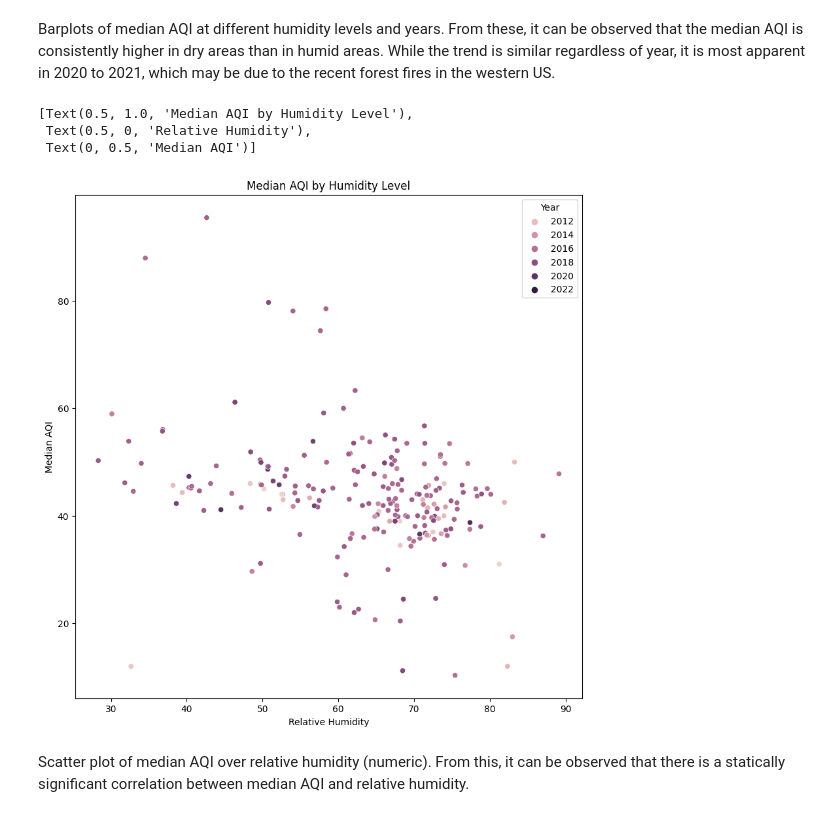
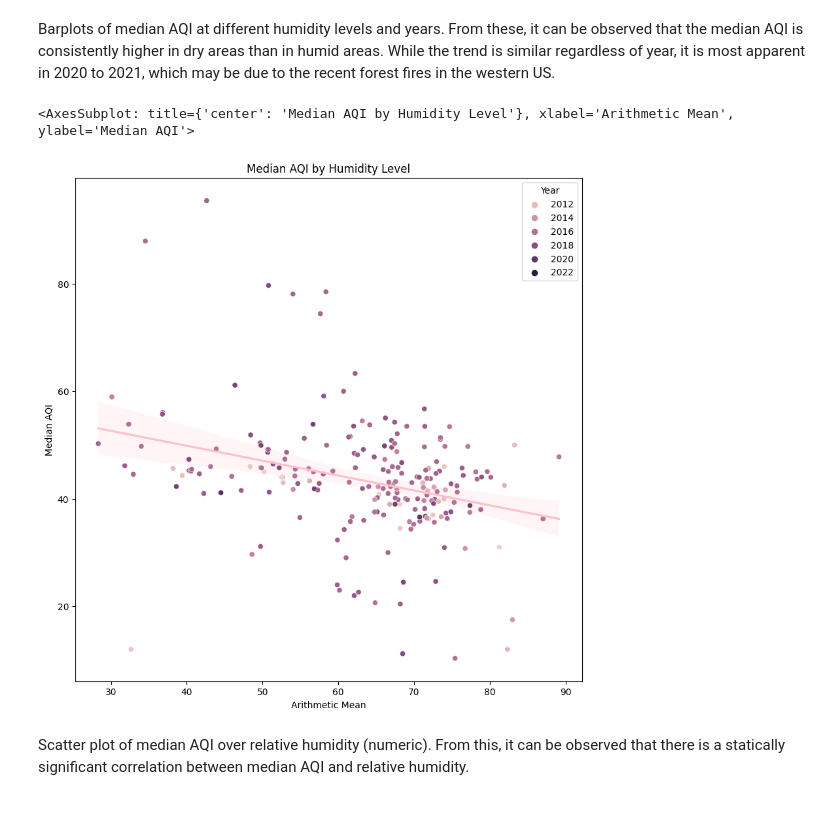
Before and after one commit to ubco-W2022T2-data301/project-group-group04, a Jupyter notebook: analysis/analysis2.ipynb, the cells around one changed output. Cells and saved outputs as stored; diff of their text form; code cells hidden in the pictures.

Commit message:
Modified analysis to match the new data

```diff
--- a/analysis/analysis2.ipynb
+++ b/analysis/analysis2.ipynb
@@ -121,13 +121,12 @@ Barplots of median AQI at different humidity levels and years. From these, it ca
 # %%
 df=pf.processing()
 df = df.loc[df["Parameter Name"] == "Relative Humidity ", ["Median AQI", "Arithmetic Mean","CBSA Name", "Year"]].groupby(["CBSA Name"])[["Median AQI", "Arithmetic Mean","Year"]].mean().reset_index()
 fig, ax = plt.subplots(figsize=(10, 10))
 sns.scatterplot(data=df, x="Arithmetic Mean", y="Median AQI", ax = ax, hue= "Year").set(title="Median AQI by Humidity Level", xlabel="Relative Humidity", ylabel="Median AQI",)
+sns.regplot(data=df, x="Arithmetic Mean", y="Median AQI", ax = ax, scatter=False, color="pink")
 # %% [output]
-[Text(0.5, 1.0, 'Median AQI by Humidity Level'),
- Text(0.5, 0, 'Relative Humidity'),
- Text(0, 0.5, 'Median AQI')]
+<AxesSubplot: title={'center': 'Median AQI by Humidity Level'}, xlabel='Arithmetic Mean', ylabel='Median AQI'>
-[figure, old version]
+[figure, new version]
 # %% [markdown]
 Scatter plot of median AQI over relative humidity (numeric). From this, it can be observed that there is a statically significant correlation between median AQI and relative humidity.
 # %%
```
Also changed, not shown: parts of 1 cell of this notebook, 1 other file.
